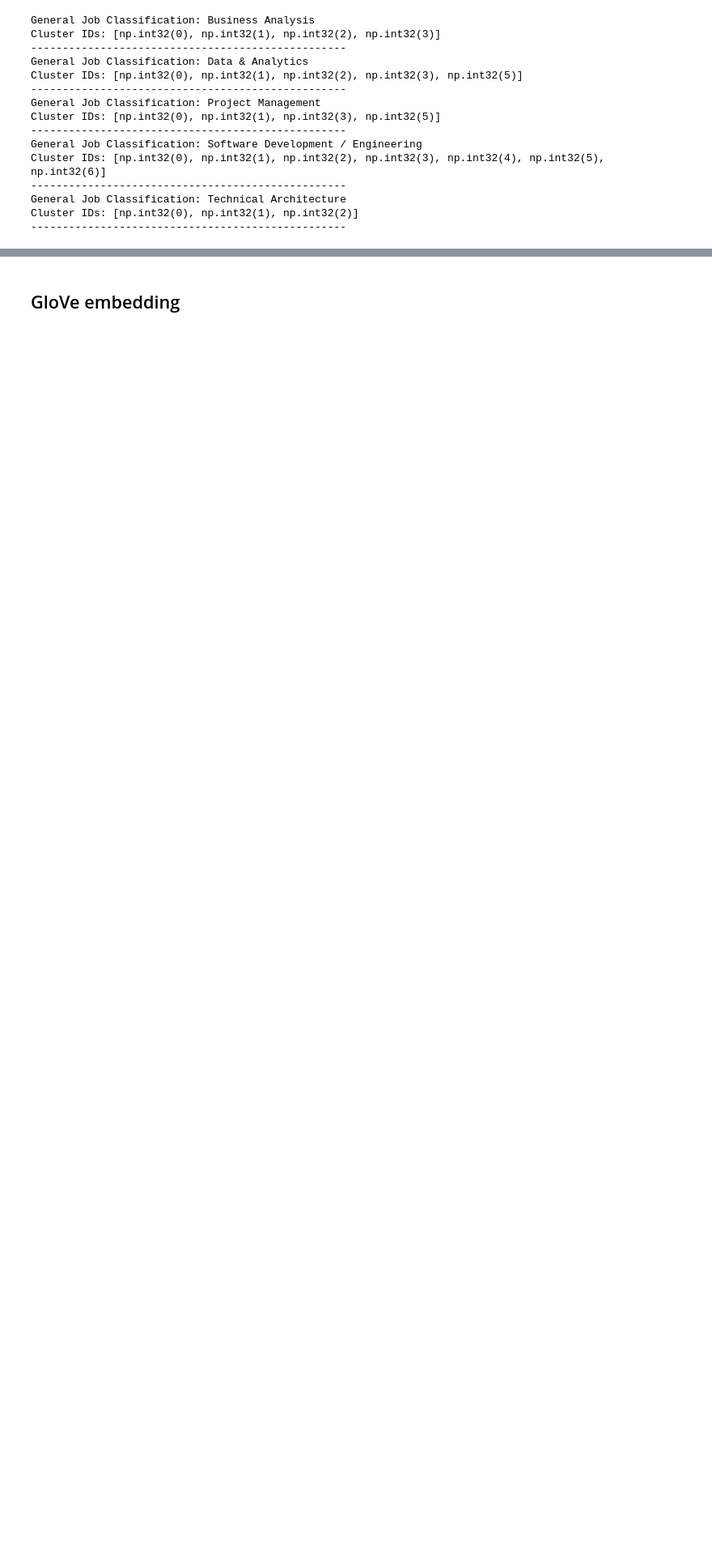
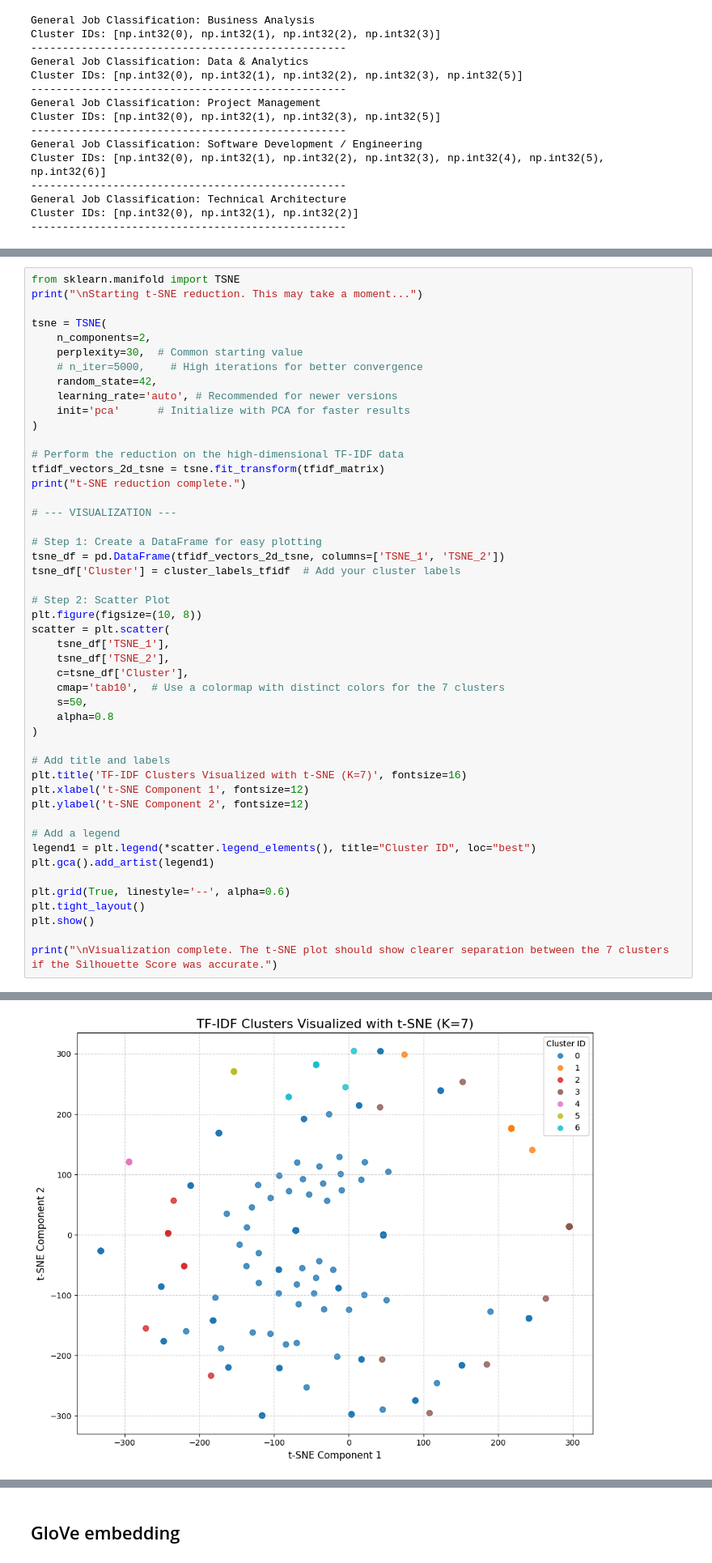
Before and after one commit to juliabarsow/NLP_Job_Postings, a Jupyter notebook: skill_extraction_clustering.ipynb, the cells around one changed output, grey strips where cells are left out. Shown at 81% size. Saved outputs shown, nothing was run; the diff lists cells and outputs as text; blank space fills up the shorter version.

```diff
--- a/skill_extraction_clustering.ipynb
+++ b/skill_extraction_clustering.ipynb
@@ -782,3 +782,52 @@ plt.grid(True, linestyle='--', alpha=0.6)
 plt.show()
 # %% [output]
 [figure]
+# %%
+from sklearn.manifold import TSNE
+print("\nStarting t-SNE reduction. This may take a moment...")
+
+tsne = TSNE(
+    n_components=2,
+    perplexity=30,  # Common starting value
+    # n_iter=5000,    # High iterations for better convergence
+    random_state=42,
+    learning_rate='auto', # Recommended for newer versions
+    init='pca'      # Initialize with PCA for faster results
+)
+
+# Perform the reduction on the high-dimensional TF-IDF data
+tfidf_vectors_2d_tsne = tsne.fit_transform(tfidf_matrix)
+print("t-SNE reduction complete.")
+
+# --- VISUALIZATION ---
+
+# Step 1: Create a DataFrame for easy plotting
+tsne_df = pd.DataFrame(tfidf_vectors_2d_tsne, columns=['TSNE_1', 'TSNE_2'])
+tsne_df['Cluster'] = cluster_labels_tfidf  # Add your cluster labels
+
+# Step 2: Scatter Plot
+plt.figure(figsize=(10, 8))
+scatter = plt.scatter(
+    tsne_df['TSNE_1'],
+    tsne_df['TSNE_2'],
+    c=tsne_df['Cluster'],
+    cmap='tab10',  # Use a colormap with distinct colors for the 7 clusters
+    s=50,
+    alpha=0.8
+)
+
+# Add title and labels
+plt.title('TF-IDF Clusters Visualized with t-SNE (K=7)', fontsize=16)
+plt.xlabel('t-SNE Component 1', fontsize=12)
+plt.ylabel('t-SNE Component 2', fontsize=12)
+
+# Add a legend
+legend1 = plt.legend(*scatter.legend_elements(), title="Cluster ID", loc="best")
+plt.gca().add_artist(legend1)
+
+plt.grid(True, linestyle='--', alpha=0.6)
+plt.tight_layout()
+plt.show()
+
+print("\nVisualization complete. The t-SNE plot should show clearer separation between the 7 clusters if the Silhouette Score was accurate.")
+# %% [output]
@@ -784,0 +836 @@ plt.show()
+[figure, added]
```
Also changed, not shown: parts of 13 cells of this notebook.
